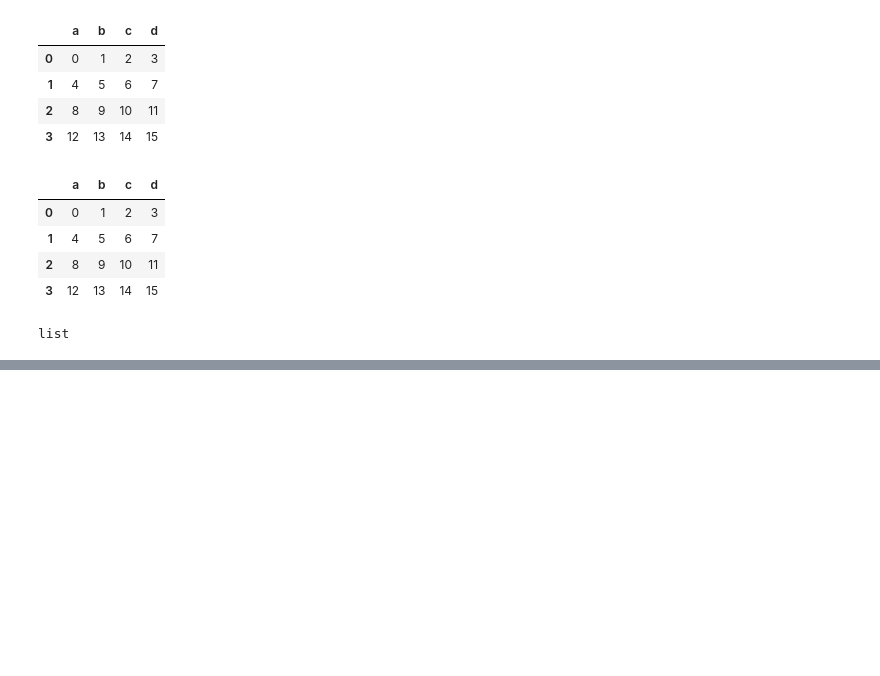
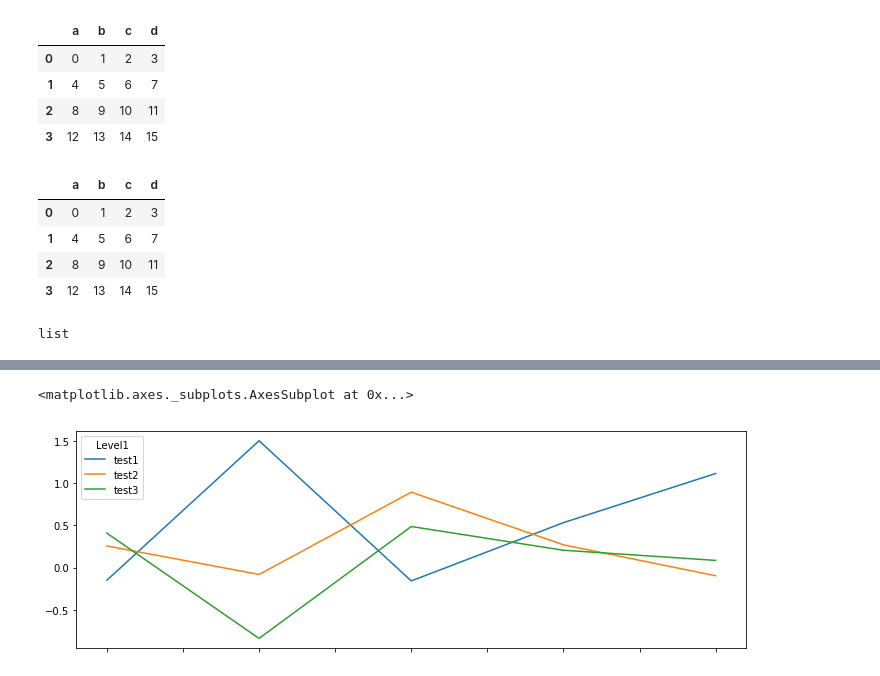
Before and after one commit to hyungwonkim/scratchpad, a Jupyter notebook: PandasPractice.ipynb, the cells around one changed output, grey strips where cells are left out. Cells and saved outputs as stored; diff of their text form; code cells hidden in the pictures; blank space fills up the shorter version.

```diff
--- a/PandasPractice.ipynb
+++ b/PandasPractice.ipynb
@@ -779,3 +779,9 @@ data[0].head()
 | 2 | Fayette County Bank | Saint Elmo | IL | 1802 | United Fidelity Bank, fsb | May 26, 2017 | January 29, 2019 |
 | 3 | Guaranty Bank, (d/b/a BestBank in... | Milwaukee | WI | 30003 | First-Citizens Bank & Trust Company | May 5, 2017 | March 22, 2018 |
 | 4 | First NBC Bank | New Orleans | LA | 58302 | Whitney Bank | April 28, 2017 | January 29, 2019 |
+# %%
+df1 = pd.DataFrame(np.random.randn(5,3), index=['A', 'B', 'C', 'D', 'E'], columns=['first', 'second', 'third'])
+df2 = pd.DataFrame(np.random.randn(5,3), index=['A', 'B', 'C', 'D', 'E'], columns=['first', 'second', 'third'])
+df3 = pd.DataFrame(np.random.randn(5,3), index=['A', 'B', 'C', 'D', 'E'], columns=['first', 'second', 'third'])
+df = pd.concat([df1,df2,df3], axis=1, keys=['test1', 'test2', 'test3'])
+df.columns.names = ['Level1', 'Level2']
@@ -781,0 +800,5 @@ data[0].head()
+# %%
+df.xs(key='second',axis=1,level='Level2').plot(figsize=(12,4))
+# %% [output]
+<matplotlib.axes._subplots.AxesSubplot at 0x...>
+[figure, added]
```
Also changed, not shown: parts of 2 cells of this notebook.
